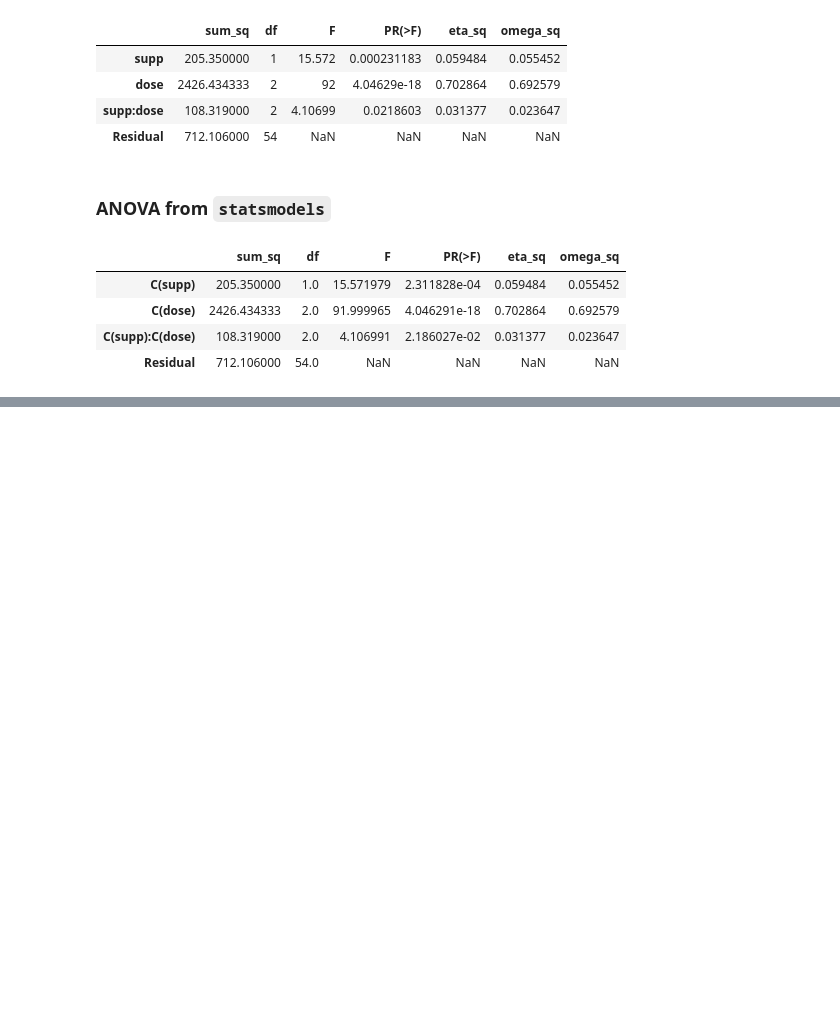
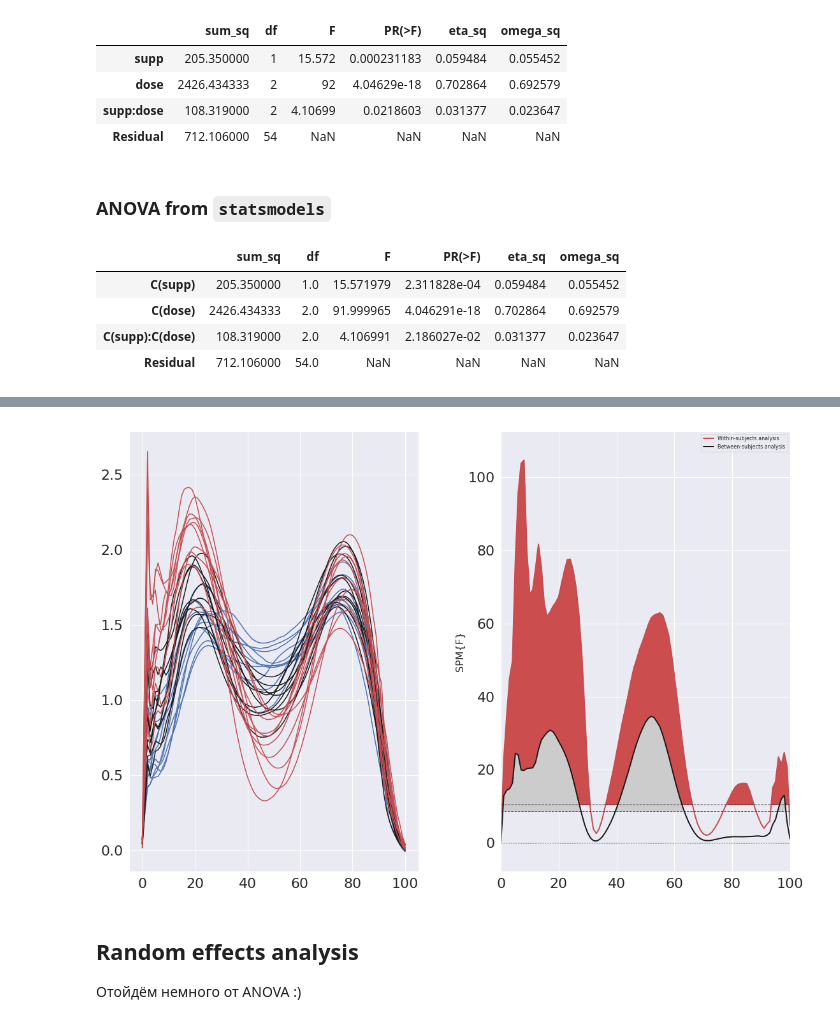
Before and after one commit to SchattenGenie/statsbio, a Jupyter notebook: seminars/10_anova/ANOVA.ipynb, the cells around one changed output, grey strips where cells are left out. Cells and saved outputs as stored; diff of their text form; code cells hidden in the pictures; blank space fills up the shorter version.

```diff
--- a/seminars/10_anova/ANOVA.ipynb
+++ b/seminars/10_anova/ANOVA.ipynb
@@ -329,0 +398,29 @@ mod1 = smf.glm('kids ~ ice_cream', data=df, family=sm.families.Binomial()).fit()
+# %%
+#(2) Plot:
+plt.close('all')
+plt.figure( figsize=(18, 12) )
+ax0 = plt.axes((0.1, 0.15, 0.35, 0.8))
+ax1 = plt.axes((0.55, 0.15, 0.35, 0.8))
+
+### plot mean subject trajectories:
+ax0.plot(Y[A==0].T, 'b')
+ax0.plot(Y[A==1].T, 'k')
+ax0.plot(Y[A==2].T, 'r')
+
+### plot SPM results:
+Firm.plot(ax=ax1,
+          color='r',
+          facecolor=(0.8,0.3,0.3),
+          label='Within-subjects analysis')
+
+Fi.plot(ax=ax1, label='Between-subjects analysis')
+
+ax1.legend(fontsize=8)
+
+plt.show()
+# %% [output]
+[figure, added]
+# %% [markdown]
+## Random effects analysis
+
+Отойдём немного от ANOVA :)
```
Also changed, not shown: parts of 119 cells of this notebook, 1 other file.
